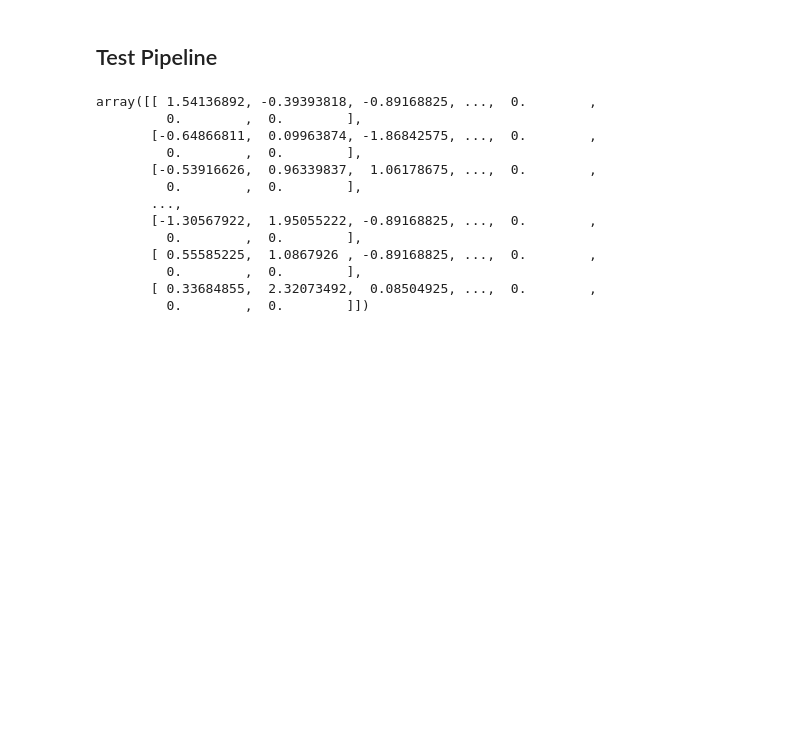
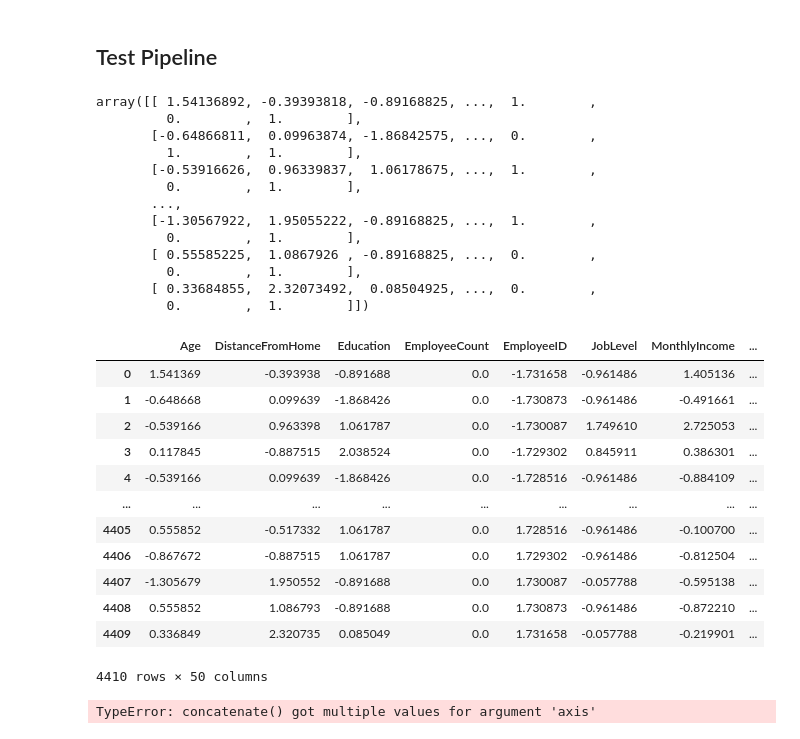
Before and after one commit to KindPixel/Projet-IA, a Jupyter notebook: ProjetIA.ipynb, the cells around one changed output. Cells and saved outputs as stored; diff of their text form; code cells hidden in the pictures; blank space fills up the shorter version.

Commit message:
Pipeline, enfin ?

```diff
--- a/ProjetIA.ipynb
+++ b/ProjetIA.ipynb
@@ -193,6 +193,10 @@ dataset.describe()
 8 rows × 21 columns
 # %% [markdown]
 ## Test Pipeline
+# %%
+dataset_pl = dataset.copy()
+ds_num = dataset_pl.select_dtypes(include=[np.number])
+ds_str = dataset_pl.select_dtypes(exclude=[np.number])
 # %%
 from sklearn.preprocessing import StandardScaler
 from sklearn.preprocessing import OneHotEncoder
@@ -200,35 +204,61 @@ from sklearn.compose import ColumnTransformer
 from sklearn.impute import SimpleImputer
 from sklearn.pipeline import Pipeline
 
-dataset_pl = dataset.copy()
+encoder = OneHotEncoder()
+encoder.fit(ds_str)
+# dataset.head(10)
+
+num_attribs = list(ds_num)
+str_attribs = list(ds_str)
 
 num_pipeline = Pipeline([
-        ('imputer', SimpleImputer(strategy="median")),
-        ('std_scaler', StandardScaler()),
-    ])
-
-dataset_pl_num =dataset_pl.select_dtypes(include=[np.number])
-num_attribs = list(dataset_pl_num)
-cat_attribs = []
+	('imputer', SimpleImputer(strategy="median")),
+	('std_scaler', StandardScaler()),
+])
 
 full_pipeline = ColumnTransformer([
-        ("num", num_pipeline, num_attribs),
-        ("cat", OneHotEncoder(), cat_attribs),
-    ])
+	("num", num_pipeline, num_attribs),
+	("str", encoder, str_attribs),
+])
 
-dataset_pl_prepared = full_pipeline.fit_transform(dataset)
-dataset_pl_prepared.toarray()
+dataset_pipeline = full_pipeline.fit_transform(dataset_pl)
+dataset_pipeline
 # %% [output]
-array([[ 1.54136892, -0.39393818, -0.89168825, ...,  0.        ,
-         0.        ,  0.        ],
+array([[ 1.54136892, -0.39393818, -0.89168825, ...,  1.        ,
+         0.        ,  1.        ],
        [-0.64866811,  0.09963874, -1.86842575, ...,  0.        ,
-         0.        ,  0.        ],
-       [-0.53916626,  0.96339837,  1.06178675, ...,  0.        ,
-         0.        ,  0.        ],
+         1.        ,  1.        ],
+       [-0.53916626,  0.96339837,  1.06178675, ...,  1.        ,
+         0.        ,  1.        ],
        ...,
-       [-1.30567922,  1.95055222, -0.89168825, ...,  0.        ,
-         0.        ,  0.        ],
+       [-1.30567922,  1.95055222, -0.89168825, ...,  1.        ,
+         0.        ,  1.        ],
        [ 0.55585225,  1.0867926 , -0.89168825, ...,  0.        ,
-         0.        ,  0.        ],
+         0.        ,  1.        ],
        [ 0.33684855,  2.32073492,  0.08504925, ...,  0.        ,
-         0.        ,  0.        ]])
+         0.        ,  1.        ]])
+# %%
+dataset_prepared = pd.DataFrame(
+    dataset_pipeline,
+    columns=list(np.concatenate((num_attribs, encoder.get_feature_names(str_attribs)))))
+dataset_prepared
+# %% [output]
+|  | Age | DistanceFromHome | Education | EmployeeCount | EmployeeID | JobLevel | MonthlyIncome | ... |
+| 0 | 1.541369 | -0.393938 | -0.891688 | 0.0 | -1.731658 | -0.961486 | 1.405136 | ... |
+| 1 | -0.648668 | 0.099639 | -1.868426 | 0.0 | -1.730873 | -0.961486 | -0.491661 | ... |
+| 2 | -0.539166 | 0.963398 | 1.061787 | 0.0 | -1.730087 | 1.749610 | 2.725053 | ... |
+| 3 | 0.117845 | -0.887515 | 2.038524 | 0.0 | -1.729302 | 0.845911 | 0.386301 | ... |
+| 4 | -0.539166 | 0.099639 | -1.868426 | 0.0 | -1.728516 | -0.961486 | -0.884109 | ... |
+| ... | ... | ... | ... | ... | ... | ... | ... | ... |
+| 4405 | 0.555852 | -0.517332 | 1.061787 | 0.0 | 1.728516 | -0.961486 | -0.100700 | ... |
+| 4406 | -0.867672 | -0.887515 | 1.061787 | 0.0 | 1.729302 | -0.961486 | -0.812504 | ... |
+| 4407 | -1.305679 | 1.950552 | -0.891688 | 0.0 | 1.730087 | -0.057788 | -0.595138 | ... |
+| 4408 | 0.555852 | 1.086793 | -0.891688 | 0.0 | 1.730873 | -0.961486 | -0.872210 | ... |
+| 4409 | 0.336849 | 2.320735 | 0.085049 | 0.0 | 1.731658 | -0.057788 | -0.219901 | ... |
+4410 rows × 50 columns
+# %%
+# temp = np.concatenate(dataset_pl.columns, encoder.get_feature_names(str_attribs), axis=None)
+# len(temp)
+np.concatenate(str_attribs, dataset.columns)
+# %% [output]
+TypeError: concatenate() got multiple values for argument 'axis'
```
